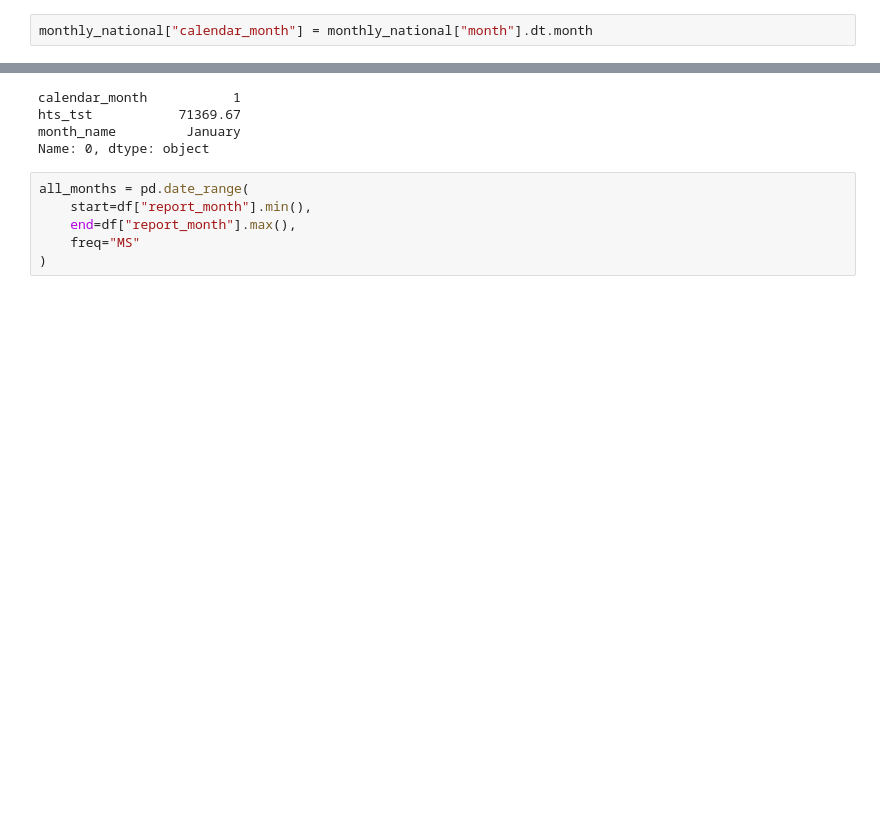
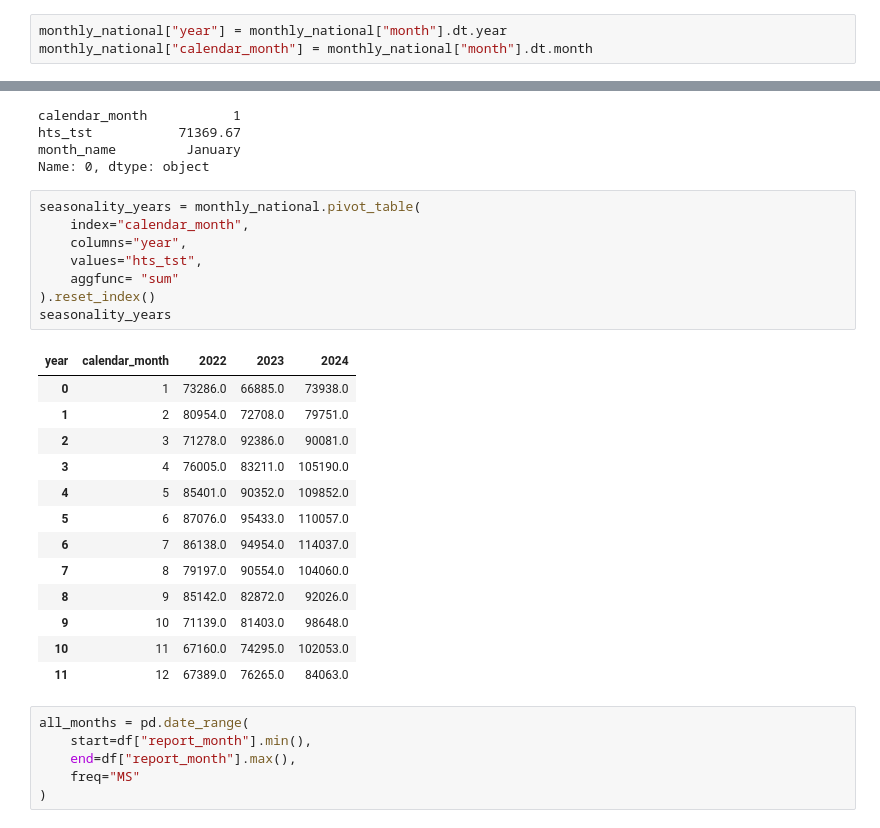
Before and after one commit to AlozieCollins/Intern-dataset-work, a Jupyter notebook: work.ipynb, the cells around one changed output, grey strips where cells are left out. Saved outputs shown, nothing was run; the diff lists cells and outputs as text; blank space fills up the shorter version.

```diff
--- a/work.ipynb
+++ b/work.ipynb
@@ -1710,6 +1710,7 @@ tx_curr_yearly
 | 22 | RIVERS | 2023 | 26737 | 24964 | 7.102227 |
 | 23 | RIVERS | 2024 | 45960 | 26737 | 71.896623 |
 # %%
+monthly_national["year"] = monthly_national["month"].dt.year
 monthly_national["calendar_month"] = monthly_national["month"].dt.month
 # %%
 seasonality = (
@@ -1772,6 +1773,28 @@ calendar_month           1
 hts_tst           71369.67
 month_name         January
 Name: 0, dtype: object
+# %%
+seasonality_years = monthly_national.pivot_table(
+    index="calendar_month",
+    columns="year",
+    values="hts_tst",
+    aggfunc= "sum"
+).reset_index()
+seasonality_years
+# %% [output]
+| year | calendar_month | 2022 | 2023 | 2024 |
+| 0 | 1 | 73286.0 | 66885.0 | 73938.0 |
+| 1 | 2 | 80954.0 | 72708.0 | 79751.0 |
+| 2 | 3 | 71278.0 | 92386.0 | 90081.0 |
+| 3 | 4 | 76005.0 | 83211.0 | 105190.0 |
+| 4 | 5 | 85401.0 | 90352.0 | 109852.0 |
+| 5 | 6 | 87076.0 | 95433.0 | 110057.0 |
+| 6 | 7 | 86138.0 | 94954.0 | 114037.0 |
+| 7 | 8 | 79197.0 | 90554.0 | 104060.0 |
+| 8 | 9 | 85142.0 | 82872.0 | 92026.0 |
+| 9 | 10 | 71139.0 | 81403.0 | 98648.0 |
+| 10 | 11 | 67160.0 | 74295.0 | 102053.0 |
+| 11 | 12 | 67389.0 | 76265.0 | 84063.0 |
 # %%
 all_months = pd.date_range(
     start=df["report_month"].min(),
```
Also changed, not shown: parts of 5 cells of this notebook.
